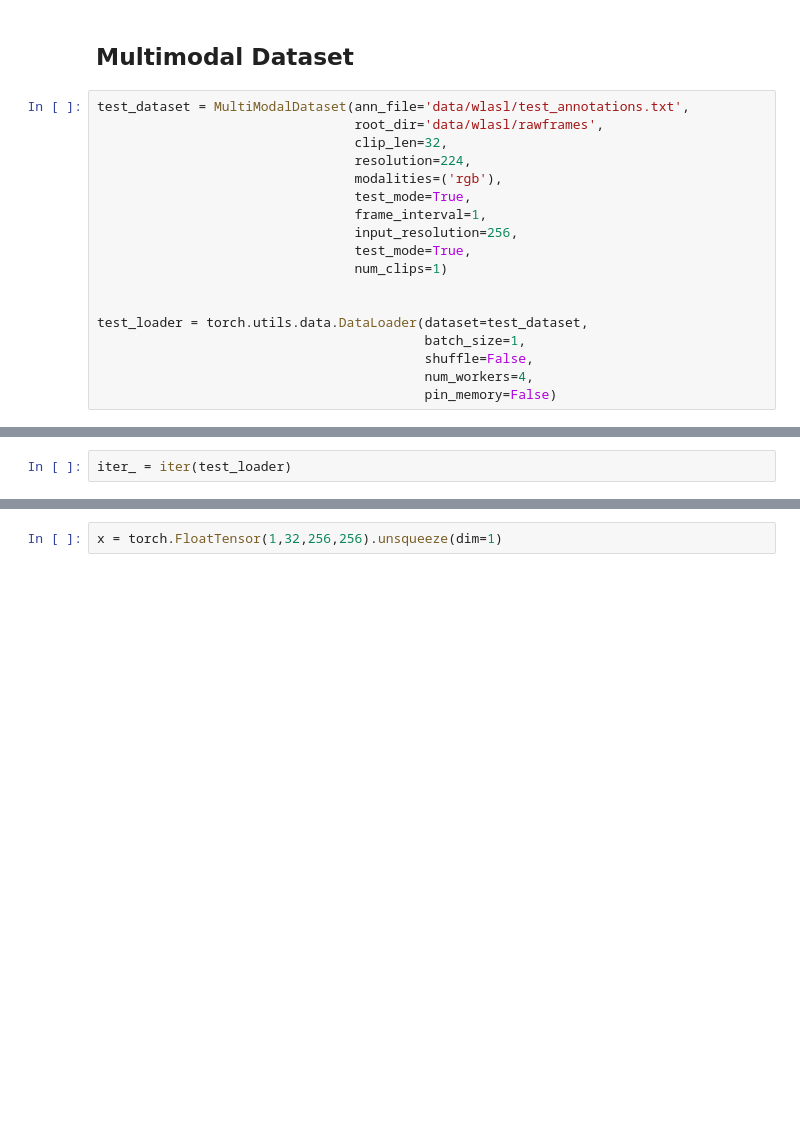
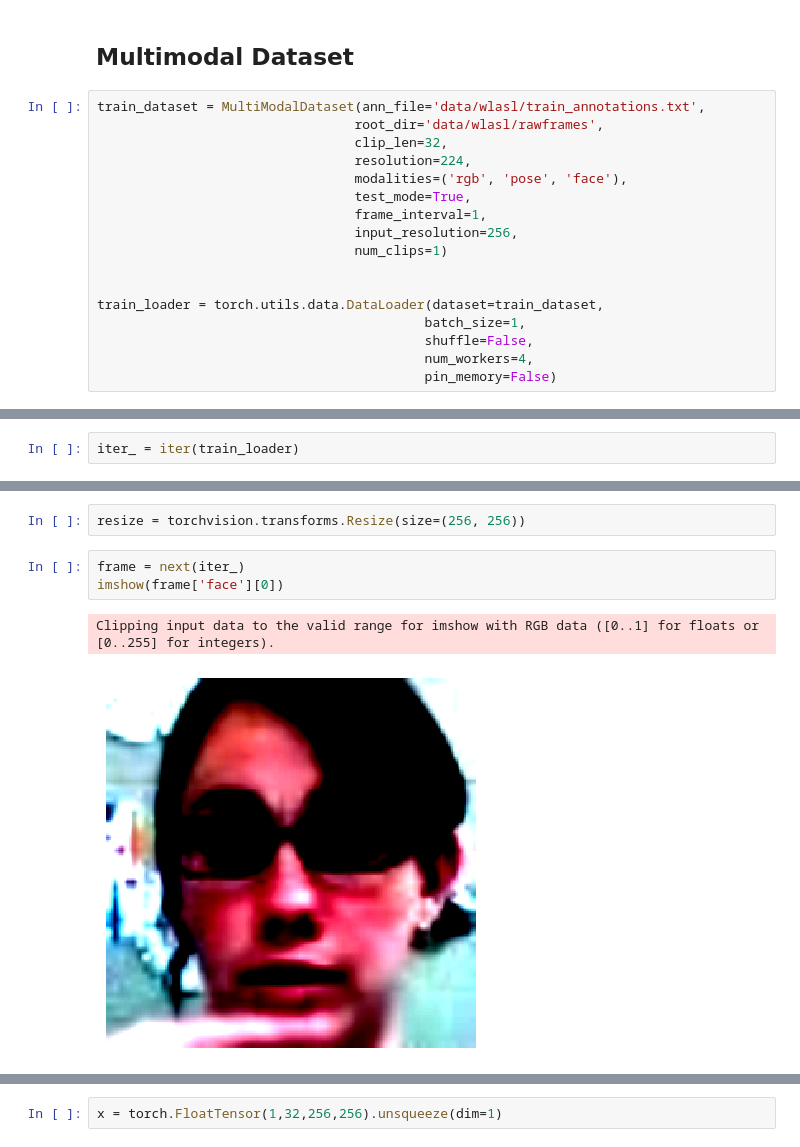
Before and after one commit to UoA-CARES/sign-language-benchmarks, a Jupyter notebook: experiments/wlasl/seven_sees/dataset_output.ipynb, the cells around one changed output, grey strips where cells are left out. Drawn from its saved outputs; the diff is of its cells as text; blank space fills up the shorter version.

Commit message:
feat: add face crop

```diff
--- a/experiments/wlasl/seven_sees/dataset_output.ipynb
+++ b/experiments/wlasl/seven_sees/dataset_output.ipynb
@@ -20,19 +22,18 @@ def imshow(tensor, idx=0):
 # %% [markdown]
 ## Multimodal Dataset
 # %%
-test_dataset = MultiModalDataset(ann_file='data/wlasl/test_annotations.txt',
+train_dataset = MultiModalDataset(ann_file='data/wlasl/train_annotations.txt',
                                  root_dir='data/wlasl/rawframes',
                                  clip_len=32,
                                  resolution=224,
-                                 modalities=('rgb'),
+                                 modalities=('rgb', 'pose', 'face'),
                                  test_mode=True,
                                  frame_interval=1,
                                  input_resolution=256,
-                                 test_mode=True,
                                  num_clips=1)
 
 
-test_loader = torch.utils.data.DataLoader(dataset=test_dataset,
+train_loader = torch.utils.data.DataLoader(dataset=train_dataset,
                                           batch_size=1,
                                           shuffle=False,
                                           num_workers=4,
@@ -42,2 +41,2 @@ SyntaxError: keyword argument repeated (51021149.py, line 9)
 # %%
-iter_ = iter(test_loader)
+iter_ = iter(train_loader)
@@ -43,0 +81,8 @@ iter_ = iter(test_loader)
+# %%
+resize = torchvision.transforms.Resize(size=(256, 256))
+# %%
+frame = next(iter_)
+imshow(frame['face'][0])
+# %% [output]
+Clipping input data to the valid range for imshow with RGB data ([0..1] for floats or [0..255] for integers).
+[figure, added]
```
Also changed, not shown: parts of 36 cells of this notebook, 4 other files.
